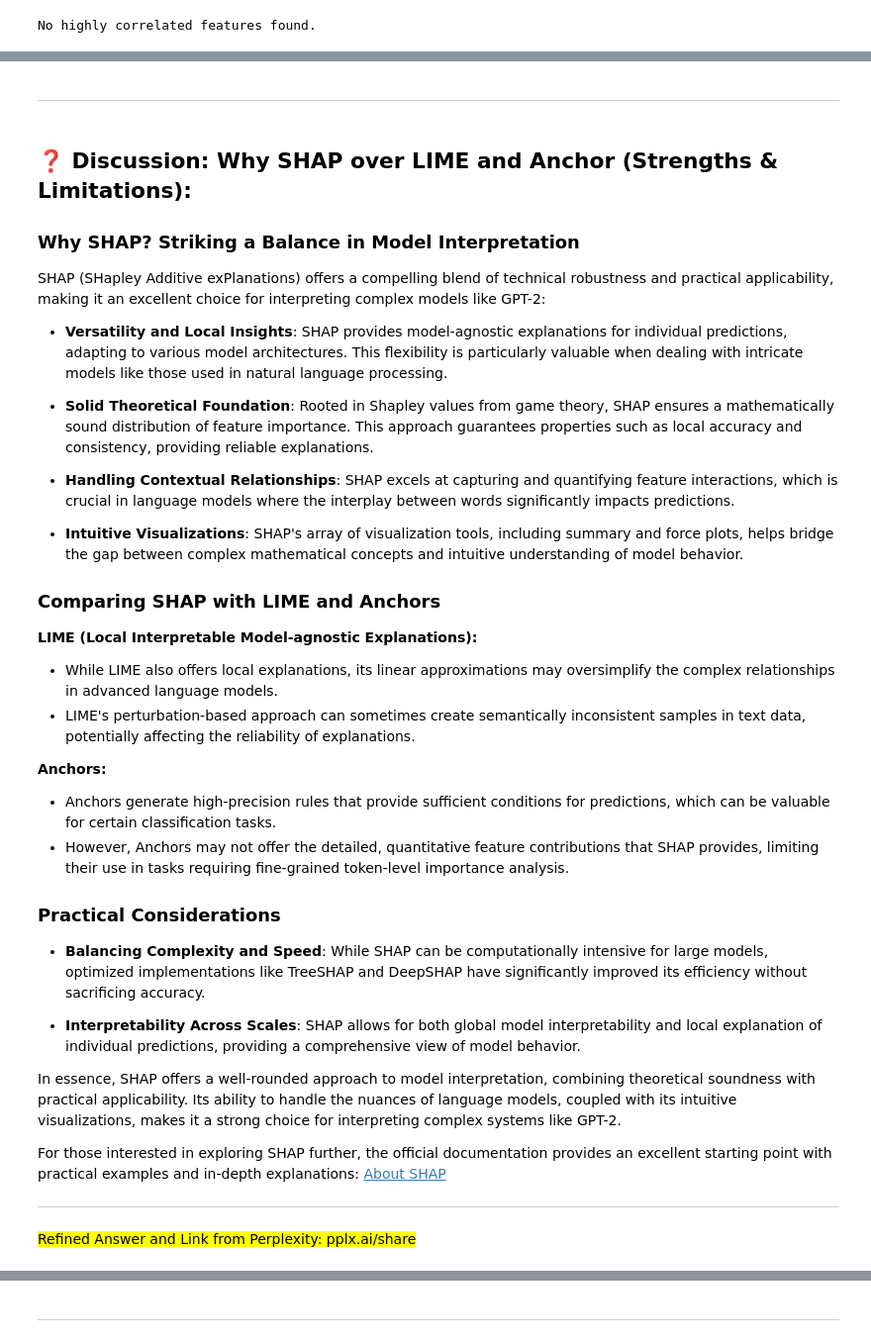
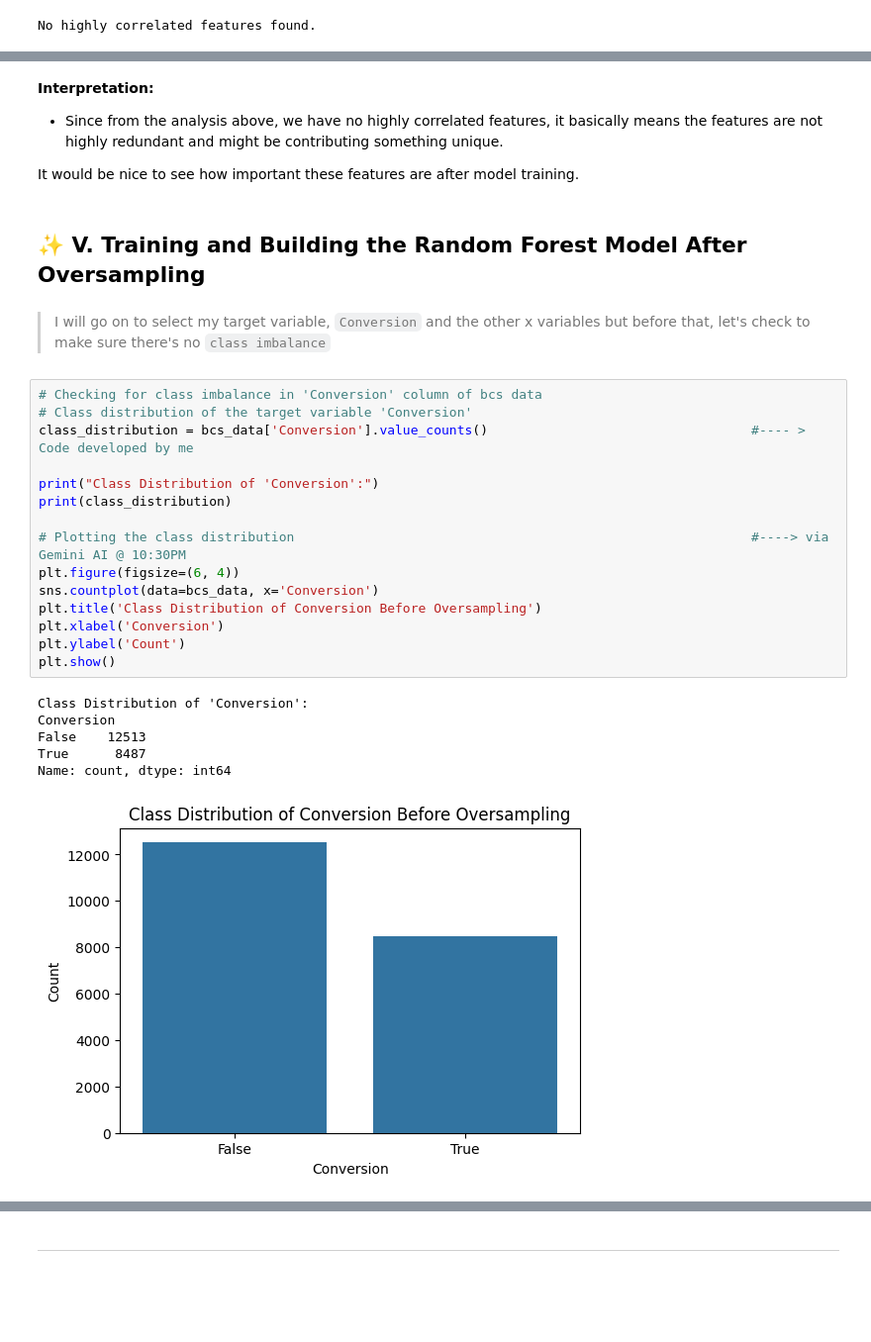
Before and after one commit to theorignalmapdcodex/aipi590_i-4_et2, a Jupyter notebook: notebooks/pdp+ice+ale_plot_interpretation.ipynb, the cells around one changed output, grey strips where cells are left out. Shown: that part at 99% size. Drawn from its saved outputs; the diff is of its cells as text; blank space fills up the shorter version.

```diff
--- a/notebooks/pdp+ice+ale_plot_interpretation.ipynb
+++ b/notebooks/pdp+ice+ale_plot_interpretation.ipynb
@@ -772,39 +262,31 @@ This is indeed a concerning example of how the model produced different outcomes
-# %% [markdown]
----
-# %% [markdown]
-## ❓ **Discussion: Why SHAP over LIME and Anchor (Strengths & Limitations):**
-
-### **Why SHAP? Striking a Balance in Model Interpretation**
-
-SHAP (SHapley Additive exPlanations) offers a compelling blend of technical robustness and practical applicability, making it an excellent choice for interpreting complex models like GPT-2:
-
-- **Versatility and Local Insights**: SHAP provides model-agnostic explanations for individual predictions, adapting to various model architectures. This flexibility is particularly valuable when dealing with intricate models like those used in natural language processing.
-
-- **Solid Theoretical Foundation**: Rooted in Shapley values from game theory, SHAP ensures a mathematically sound distribution of feature importance. This approach guarantees properties such as local accuracy and consistency, providing reliable explanations.
-
-- **Handling Contextual Relationships**: SHAP excels at capturing and quantifying feature interactions, which is crucial in language models where the interplay between words significantly impacts predictions.
-
-- **Intuitive Visualizations**: SHAP's array of visualization tools, including summary and force plots, helps bridge the gap between complex mathematical concepts and intuitive understanding of model behavior.
-
-### **Comparing SHAP with LIME and Anchors**
-
-**LIME (Local Interpretable Model-agnostic Explanations):**
-- While LIME also offers local explanations, its linear approximations may oversimplify the complex relationships in advanced language models.
-- LIME's perturbation-based approach can sometimes create semantically inconsistent samples in text data, potentially affecting the reliability of explanations.
-
-**Anchors:**
-- Anchors generate high-precision rules that provide sufficient conditions for predictions, which can be valuable for certain classification tasks.
-- However, Anchors may not offer the detailed, quantitative feature contributions that SHAP provides, limiting their use in tasks requiring fine-grained token-level importance analysis.
-
-### **Practical Considerations**
-
-- **Balancing Complexity and Speed**: While SHAP can be computationally intensive for large models, optimized implementations like TreeSHAP and DeepSHAP have significantly improved its efficiency without sacrificing accuracy.
-
-- **Interpretability Across Scales**: SHAP allows for both global model interpretability and local explanation of individual predictions, providing a comprehensive view of model behavior.
-
-In essence, SHAP offers a well-rounded approach to model interpretation, combining theoretical soundness with practical applicability. Its ability to handle the nuances of language models, coupled with its intuitive visualizations, makes it a strong choice for interpreting complex systems like GPT-2.
-
-For those interested in exploring SHAP further, the official documentation provides an excellent starting point with practical examples and in-depth explanations: [About SHAP](https://shap.readthedocs.io/en/latest/example_notebooks/overviews/An%20introduction%20to%20explainable%20AI%20with%20Shapley%20values.html)
-
----
-<mark>Refined Answer and Link from Perplexity: pplx.ai/share</mark>
+# %% [markdown]
+**Interpretation:**
+- Since from the analysis above, we have no highly correlated features, it basically means the features are not highly redundant and might be contributing something unique.
+
+It would be nice to see how important these features are after model training.
+# %% [markdown]
+## ✨ **V. Training and Building the Random Forest Model After Oversampling**
+# %% [markdown]
+> I will go on to select my target variable, `Conversion` and the other x variables but before that, let's check to make sure there's no `class imbalance`
+# %%
+# Checking for class imbalance in 'Conversion' column of bcs data
+# Class distribution of the target variable 'Conversion'
+class_distribution = bcs_data['Conversion'].value_counts()                                  #---- > Code developed by me
+
+print("Class Distribution of 'Conversion':")
+print(class_distribution)
+
+# Plotting the class distribution                                                           #----> via Gemini AI @ 10:30PM
+plt.figure(figsize=(6, 4))
+sns.countplot(data=bcs_data, x='Conversion')
+plt.title('Class Distribution of Conversion Before Oversampling')
+plt.xlabel('Conversion')
+plt.ylabel('Count')
+plt.show()
+# %% [output]
+Class Distribution of 'Conversion':
+Conversion
+False    12513
+True      8487
+Name: count, dtype: int64
+[figure, added]
```
Also changed, not shown: parts of 70 cells of this notebook.
